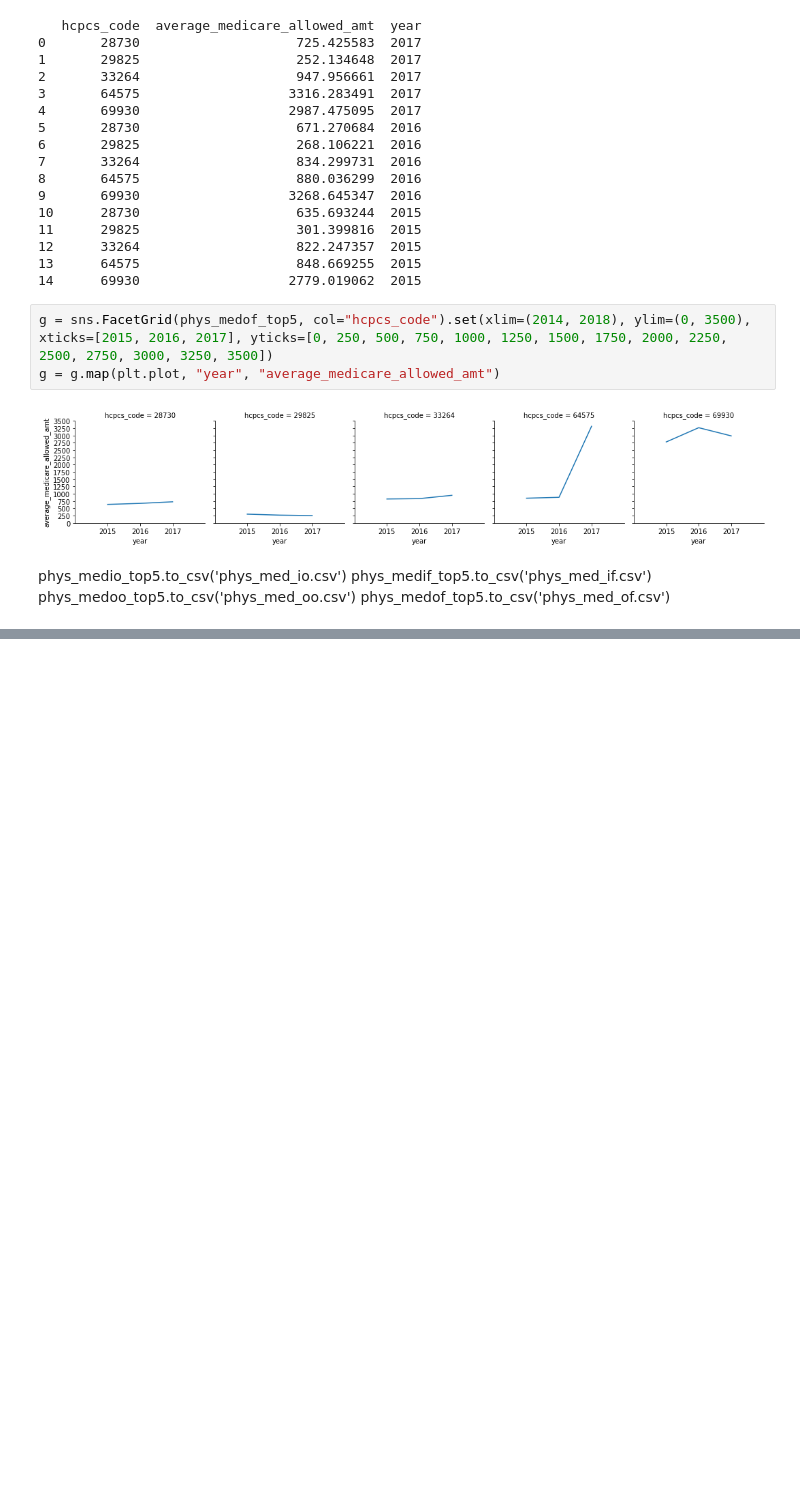
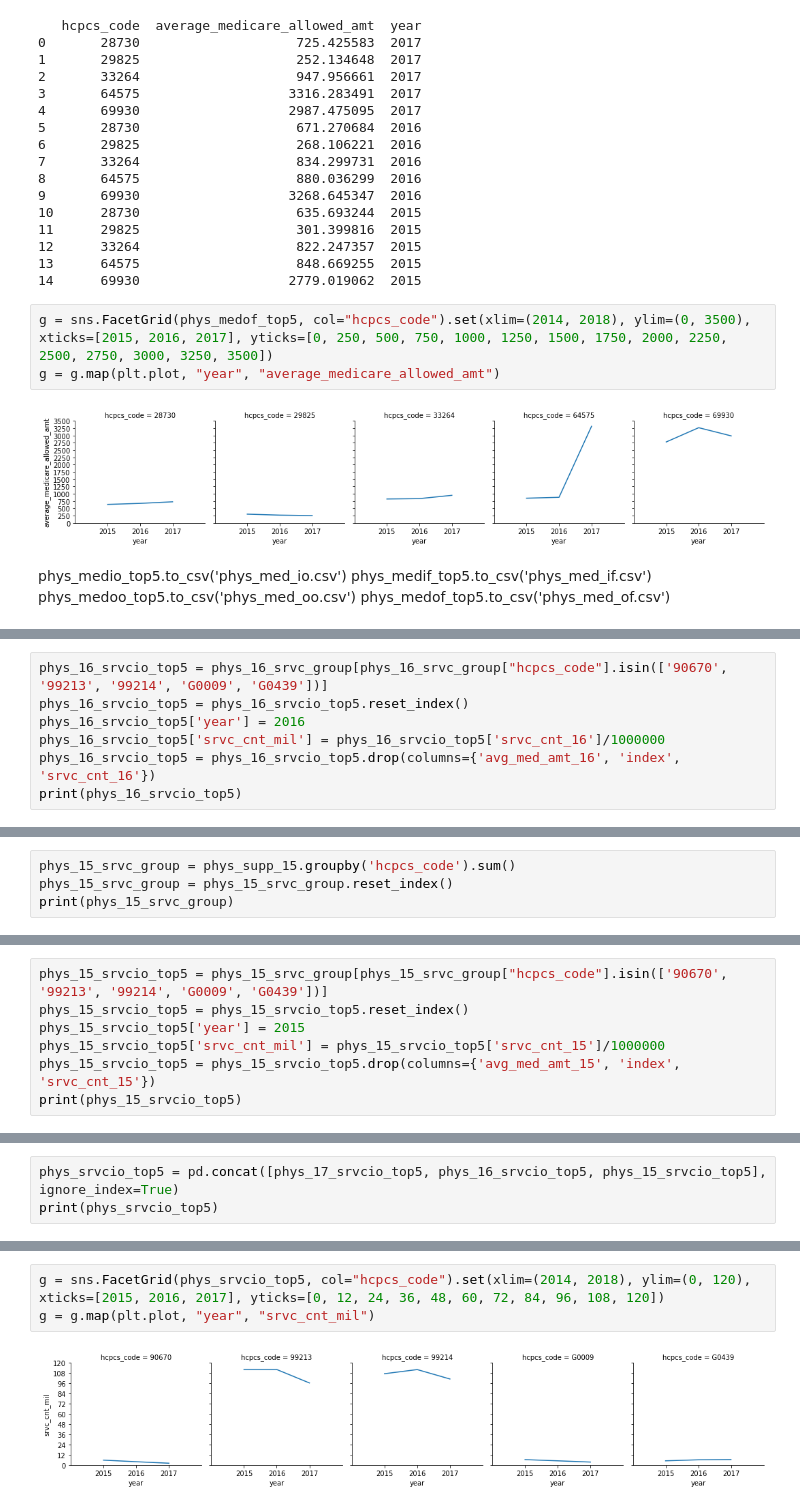
Before and after one commit to adamtsuch21/healthcare-bluebook-red-team, a Jupyter notebook: AT_option2.ipynb, the cells around one changed output, grey strips where cells are left out. Cells and saved outputs as stored; diff of their text form; blank space fills up the shorter version.

Commit message:
option 2 srvc dfs added

```diff
--- a/AT_option2.ipynb
+++ b/AT_option2.ipynb
@@ -1016,0 +1085,7 @@ phys_medof_top5.to_csv('phys_med_of.csv')
+# %%
+phys_16_srvcio_top5 = phys_16_srvc_group[phys_16_srvc_group["hcpcs_code"].isin(['90670', '99213', '99214', 'G0009', 'G0439'])]
+phys_16_srvcio_top5 = phys_16_srvcio_top5.reset_index()
+phys_16_srvcio_top5['year'] = 2016
+phys_16_srvcio_top5['srvc_cnt_mil'] = phys_16_srvcio_top5['srvc_cnt_16']/1000000
+phys_16_srvcio_top5 = phys_16_srvcio_top5.drop(columns={'avg_med_amt_16', 'index', 'srvc_cnt_16'})
+print(phys_16_srvcio_top5)
@@ -1016,0 +1099,4 @@ phys_medof_top5.to_csv('phys_med_of.csv')
+# %%
+phys_15_srvc_group = phys_supp_15.groupby('hcpcs_code').sum()
+phys_15_srvc_group = phys_15_srvc_group.reset_index()
+print(phys_15_srvc_group)
@@ -1016,0 +1118,7 @@ phys_medof_top5.to_csv('phys_med_of.csv')
+# %%
+phys_15_srvcio_top5 = phys_15_srvc_group[phys_15_srvc_group["hcpcs_code"].isin(['90670', '99213', '99214', 'G0009', 'G0439'])]
+phys_15_srvcio_top5 = phys_15_srvcio_top5.reset_index()
+phys_15_srvcio_top5['year'] = 2015
+phys_15_srvcio_top5['srvc_cnt_mil'] = phys_15_srvcio_top5['srvc_cnt_15']/1000000
+phys_15_srvcio_top5 = phys_15_srvcio_top5.drop(columns={'avg_med_amt_15', 'index', 'srvc_cnt_15'})
+print(phys_15_srvcio_top5)
@@ -1016,0 +1132,3 @@ phys_medof_top5.to_csv('phys_med_of.csv')
+# %%
+phys_srvcio_top5 = pd.concat([phys_17_srvcio_top5, phys_16_srvcio_top5, phys_15_srvcio_top5], ignore_index=True)
+print(phys_srvcio_top5)
@@ -1016,0 +1152,5 @@ phys_medof_top5.to_csv('phys_med_of.csv')
+# %%
+g = sns.FacetGrid(phys_srvcio_top5, col="hcpcs_code").set(xlim=(2014, 2018), ylim=(0, 120), xticks=[2015, 2016, 2017], yticks=[0, 12, 24, 36, 48, 60, 72, 84, 96, 108, 120])
+g = g.map(plt.plot, "year", "srvc_cnt_mil")
+# %% [output]
+[figure, added]
```
Also changed, not shown: parts of 27 cells of this notebook, 4 other files.
